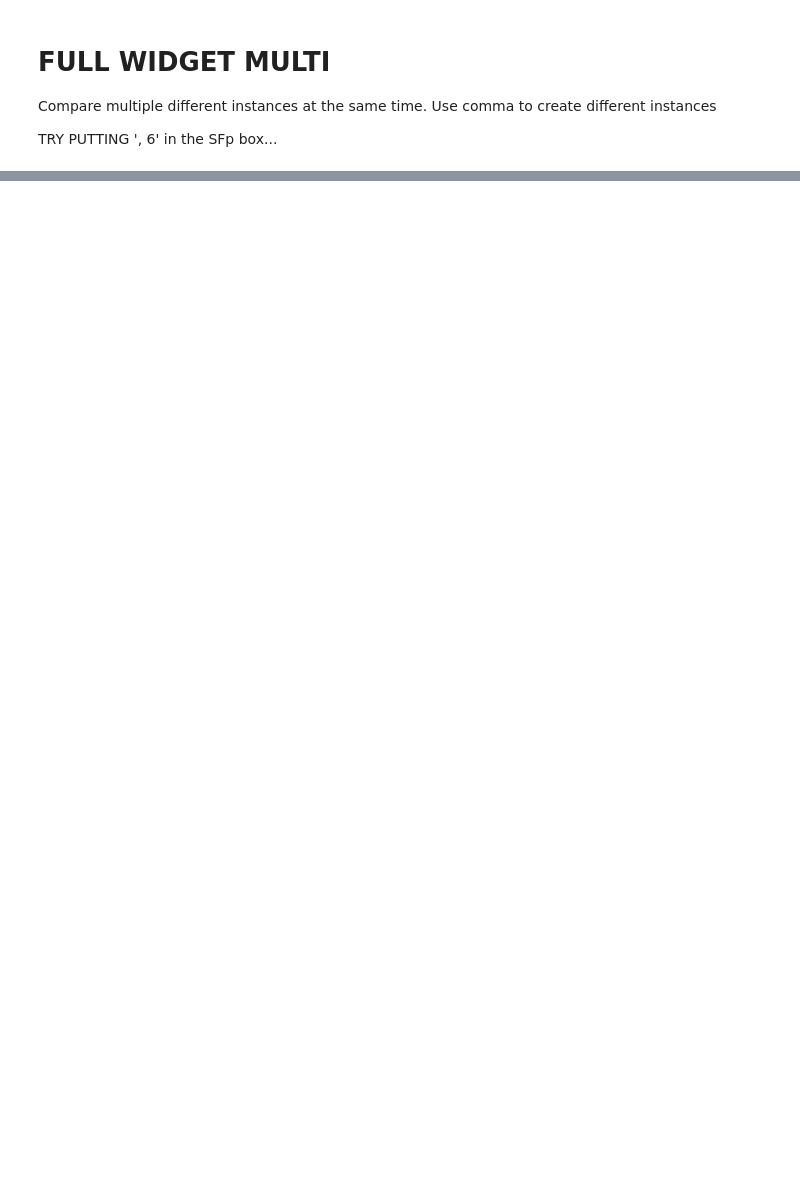
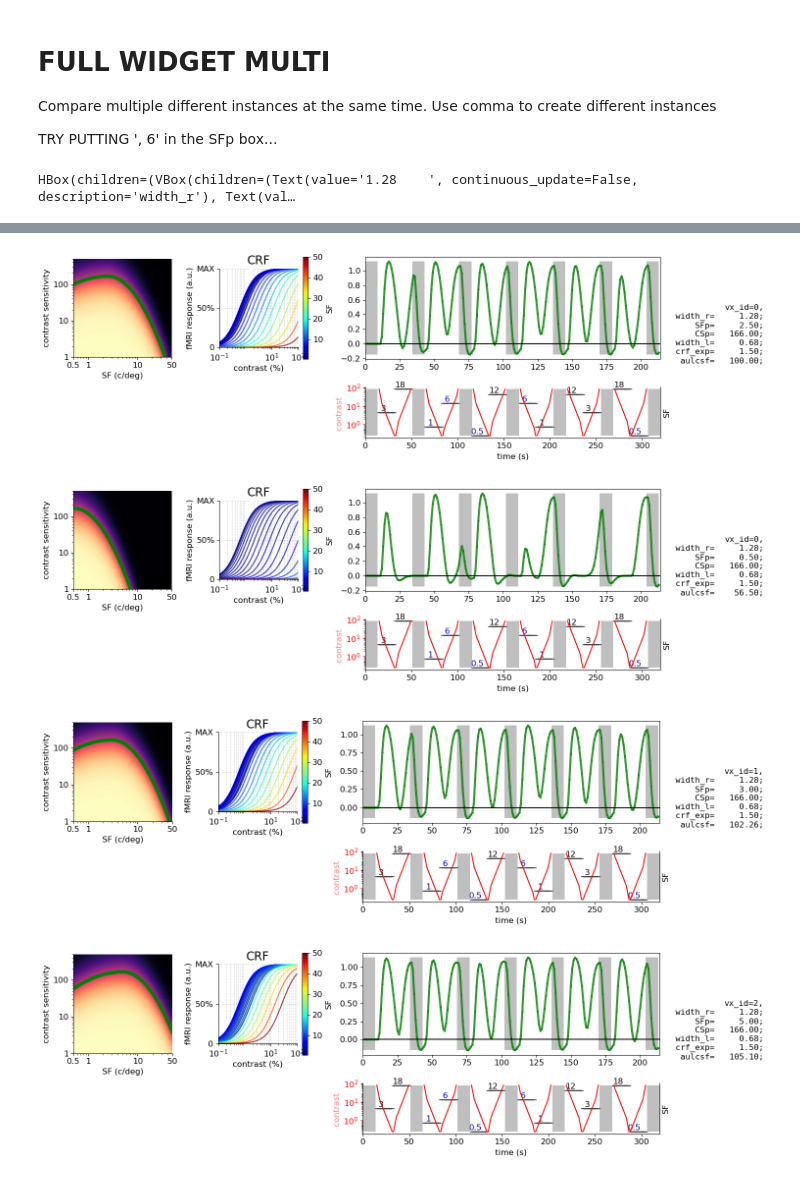
Before and after one commit to spinoza-centre/prfpy_csenf, a Jupyter notebook: csenf_widget.ipynb, the cells around one changed output, grey strips where cells are left out. Drawn from its saved outputs; the diff is of its cells as text; code cells hidden in the pictures; blank space fills up the shorter version.

```diff
--- a/csenf_widget.ipynb
+++ b/csenf_widget.ipynb
@@ -185,7 +189,7 @@ class Widg_Updater():
             # Do the plotting!
             for i in range(len(dict_list)):
                 this_edge_type = param_dict['edge_type'][i].strip()
-                this_plotter[this_edge_type].csf_ts_plot(i, **default_kwargs)
+                _ = this_plotter[this_edge_type].csf_ts_plot(i, **default_kwargs)
         except Exception as e:
             print(f'Error: {e}')
 
@@ -197,3 +201,5 @@ w_update = Widg_Updater()
 
 widg_outf = widgets.interactive_output(w_update.widg_update_N,widg_Dict)
 display(widg_uif, widg_outf)
+# %% [output]
+HBox(children=(VBox(children=(Text(value='1.28    ', continuous_update=False, description='width_r'), Text(val…
@@ -199,0 +207,4 @@ display(widg_uif, widg_outf)
+[figure, added]
+[figure, added]
+[figure, added]
+[figure, added]
```
Also changed, not shown: parts of 3 cells of this notebook.
